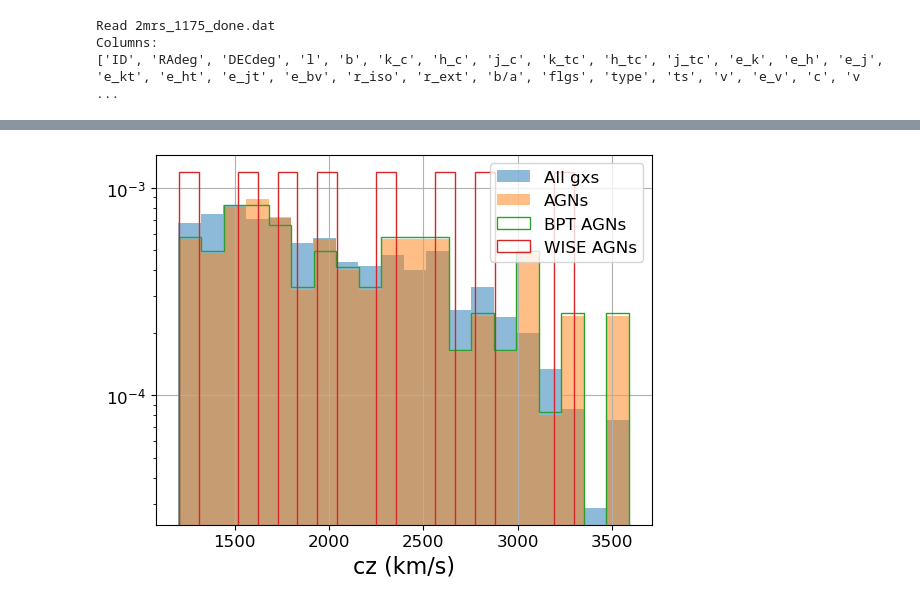
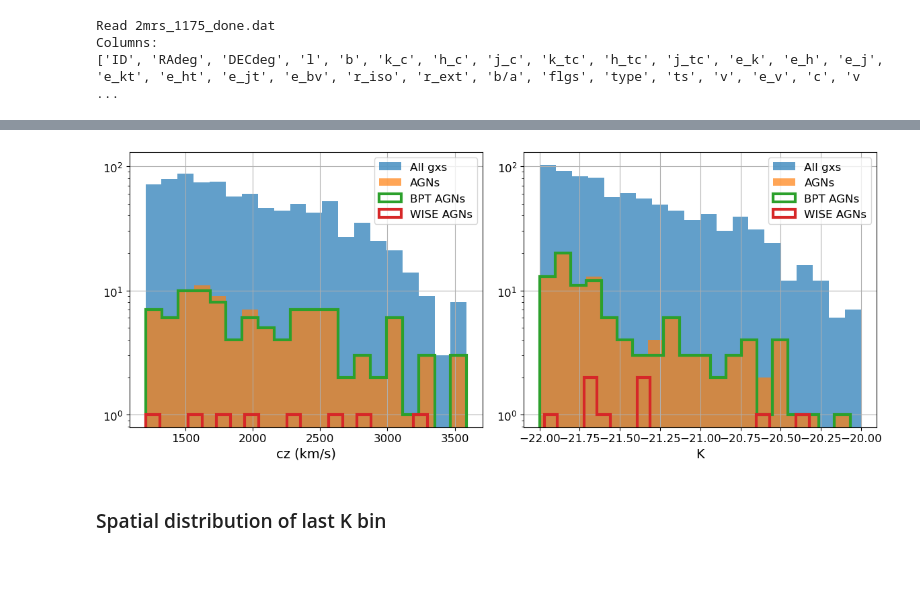
Before and after one commit to FedeDavilaKurban/Auger, a Jupyter notebook: plot4_paper1.ipynb, the cells around one changed output, grey strips where cells are left out. Drawn from its saved outputs; the diff is of its cells as text; code cells hidden in the pictures; blank space fills up the shorter version.

```diff
--- a/plot4_paper1.ipynb
+++ b/plot4_paper1.ipynb
@@ -192,13 +240,12 @@ plt.show()
 # %%
-
 """
 CALCULATE CORRELATIONS FOR samples
 """
 
 fig, ax = plt.subplots(figsize=(8, 5))
 
-samples = ['All', 'WISE AGNs']
-colors = ['k', 'C2']  # Colors for each sample
+samples = ['All', 'BPT AGNs', 'WISE AGNs']
+colors = ['C0', 'C2', 'C3']  # Colors for each sample
 
 for color, sample in zip(colors, samples):
 
@@ -238,8 +285,8 @@ for color, sample in zip(colors, samples):
 # Set font sizes
 plt.rcParams.update({
     'font.size': 14,          # default text size
-    'axes.labelsize': 16,     # x/y labels
-    'axes.titlesize': 18,     # plot titles
+    'axes.labelsize': 14,     # x/y labels
+    'axes.titlesize': 16,     # plot titles
     'xtick.labelsize': 12,    # x tick labels
     'ytick.labelsize': 12,    # y tick labels
     'legend.fontsize': 12     # legend text
@@ -267,7 +393,7 @@ CALCULATE CORRELATIONS FOR samples
 fig, ax = plt.subplots(figsize=(8, 5))
 
 samples = ['All', 'AGNs']
-colors = ['k', 'C0']  # Colors for each sample
+colors = ['C0', 'C1']  # Colors for each sample
 
 # === CUT IN K ===
 agns_K = agns[(agns['K_abs'] <= -20.0)&(agns['K_abs'] >= -22.0)]  # Apply magnitude cut for AGNs
@@ -303,14 +429,14 @@ for color, sample in zip(colors, samples):
     xi = xi / flux_val.mean()  # Normalize by mean flux value
 
     plt.fill_between(nk.meanr, xi - varxi**0.5, xi + varxi**0.5,
-                     color=color, alpha=0.2)  # Add error band
+                     color=color, alpha=0.4)  # Add error band
     plt.plot(nk.meanr, xi, color=color, label=f'{sample} (-22 < K < -20)')
 
 # Set font sizes
 plt.rcParams.update({
     'font.size': 14,          # default text size
-    'axes.labelsize': 16,     # x/y labels
-    'axes.titlesize': 18,     # plot titles
+    'axes.labelsize': 14,     # x/y labels
+    'axes.titlesize': 16,     # plot titles
     'xtick.labelsize': 12,    # x tick labels
     'ytick.labelsize': 12,    # y tick labels
     'legend.fontsize': 12     # legend text
@@ -334,15 +459,36 @@ N. of galaxies: 104
 # %%
 agns_bpt_K = agns_bpt[(agns_bpt['K_abs'] <= -20.0)&(agns_bpt['K_abs'] >= -22.0)]  # Apply magnitude cut for BPT AGNs
 agns_wise_K = agns_wise[(agns_wise['K_abs'] <= -20.0)&(agns_wise['K_abs'] >= -22.0)]  # Apply magnitude cut for WISE AGNs
 
-plt.hist(gxs_K['cz'], bins=20, alpha=0.5, label='All gxs', density=True)
-plt.hist(agns_K['cz'], bins=20, alpha=0.5, label='AGNs', density=True)
-plt.hist(agns_bpt_K['cz'], bins=20, alpha=1, label='BPT AGNs', density=True, histtype='step')
-plt.hist(agns_wise_K['cz'], bins=20, alpha=1, label='WISE AGNs', density=True, histtype='step')
-plt.yscale('log')
-plt.xlabel('cz (km/s)')
-plt.grid()
-plt.legend()
+plt.figure(figsize=(12, 5))
+
+ax1 = plt.subplot(121)
+ax2 = plt.subplot(122, sharey=ax1)
+
+# CZ
+density = False
+ax1.hist(gxs_K['cz'], bins=20, alpha=0.7, label='All gxs', color='C0', density=density)
+ax1.hist(agns_K['cz'], bins=20, alpha=0.7, label='AGNs', color='C1', density=density)
+ax1.hist(agns_bpt_K['cz'], bins=20, alpha=1, label='BPT AGNs', color='C2', density=density, histtype='step', linewidth=3)
+ax1.hist(agns_wise_K['cz'], bins=20, alpha=1, label='WISE AGNs', color='C3', density=density, histtype='step', linewidth=3)
+ax1.set_yscale('log')
+ax1.set_xlabel('cz (km/s)')
+ax1.grid()
+ax1.legend()
+
+# K_abs
+ax2.hist(gxs_K['M_Ks'], bins=20, alpha=0.7, label='All gxs', color='C0', density=density)
+ax2.hist(agns_K['K_abs'], bins=20, alpha=0.7, label='AGNs', color='C1', density=density)
+ax2.hist(agns_bpt_K['K_abs'], bins=20, alpha=1, label='BPT AGNs',  color='C2', density=density, histtype='step', linewidth=3)
+ax2.hist(agns_wise_K['K_abs'], bins=20, alpha=1, label='WISE AGNs',  color='C3', density=density, histtype='step', linewidth=3)
+ax2.set_yscale('log')
+ax2.set_xlabel('K')
+ax2.grid()
+ax2.legend()
+
+plt.tight_layout()
 plt.show()
 # %% [output]
-[figure, old version]
+[figure, new version]
+# %% [markdown]
+### Spatial distribution of last K bin
```
Also changed, not shown: parts of 21 cells of this notebook, 1 other file.
